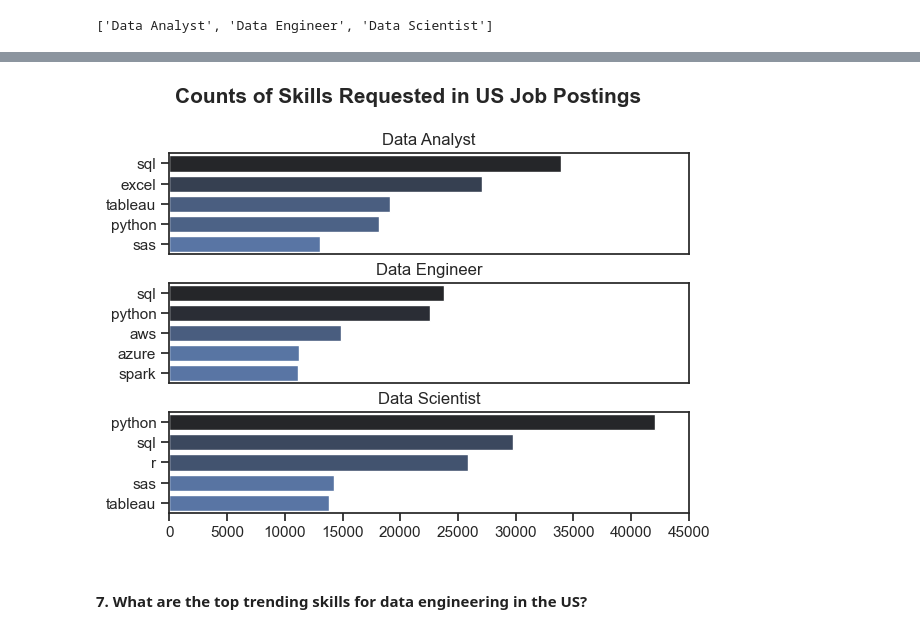
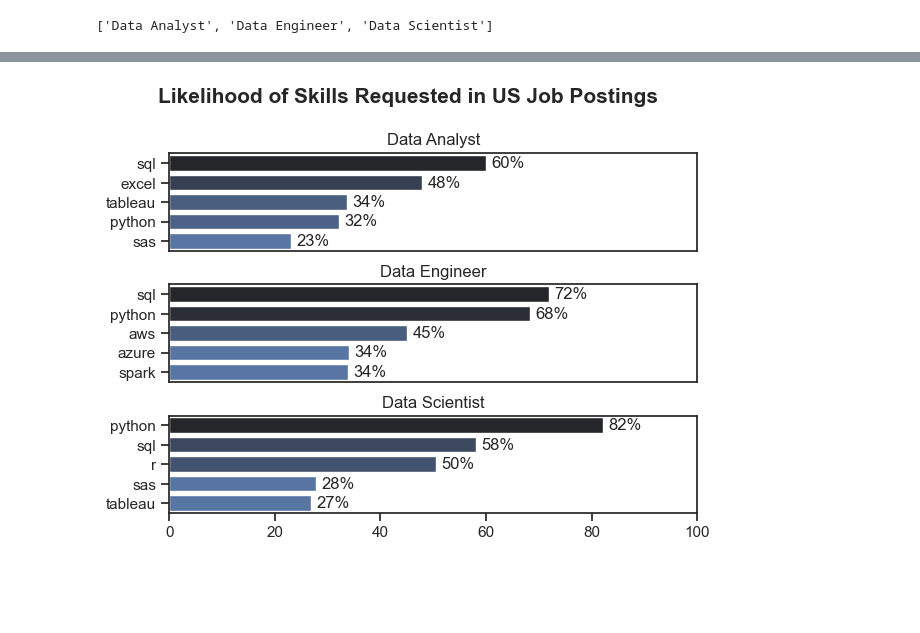
Before and after one commit to kierncb/Python_Data_Job_EDA, a Jupyter notebook: Exploratory_Data_Analysis.ipynb, the cells around one changed output, grey strips where cells are left out. Drawn from its saved outputs; the diff is of its cells as text; code cells hidden in the pictures; blank space fills up the shorter version.

```diff
--- a/Exploratory_Data_Analysis.ipynb
+++ b/Exploratory_Data_Analysis.ipynb
@@ -89,9 +86,6 @@ df['job_via'] = df['job_via'].str.replace(r'\s*via\s*', '', regex=True)
 # %%
 # Convert string representations of list into actual Python list
 df['job_skills'] = df['job_skills'].apply(lambda x: ast.literal_eval(x))
-# %%
-# Convert string representations of dictionary into actual Python dictionary
-df['job_type_skills'] = df['job_type_skills'].apply(lambda x: ast.literal_eval(x))
 # %%
 df.head()
 # %% [output]
@@ -187,0 +285,4 @@ plt.show()
+# %%
+# Extract Year-Month
+df['year_month'] = df['job_posted_date'].dt.to_period('M')
+df['year_month'].to_frame()
@@ -243,3 +413,8 @@ job_titles = sorted(job_titles[:3])
 job_titles
 # %% [output]
 ['Data Analyst', 'Data Engineer', 'Data Scientist']
+# %%
+# Use original df to get the count of job titles
+df_job_title_count = df_US['job_title_short'].value_counts().reset_index(name='jobs_total')
+
+df_job_title_count
@@ -245,0 +433,8 @@ job_titles
+# %%
+# Merge the skills count DataFrame with the job title count DataFrame
+df_skills_perc = pd.merge(df_skills_count, df_job_title_count, on='job_title_short', how='left')
+
+# Calculate the percentage of job postings that mention each skill
+df_skills_perc['skill_percent'] = (df_skills_perc['skill_count'] / df_skills_perc['jobs_total']) * 100
+
+df_skills_perc
@@ -246,27 +455,33 @@ job_titles
 # %%
-# Plot Skill Counts
+# Create subplots with the number of rows equal to the number of job titles
 fig, ax = plt.subplots(len(job_titles), 1)
 
-sns.set_theme(style='ticks')
+# Loop through each job title to generate a bar plot
+for i, job_title in enumerate(job_titles):
+    # Filter the top 5 most requested skills for the current job title
+    df_plot = df_skills_perc[df_skills_perc['job_title_short'] == job_title].head(5)
 
-for i, job_title in enumerate(job_titles):
-    df_plot = df_skills_count[df_skills_count['job_title_short'] == job_title].head(5)[::-1]
-    sns.barplot(data=df_plot, x='skill_count', y='job_skills', ax=ax[i], hue='skill_count', palette='dark:b_r')
+    # Create a horizontal bar plot of skill percentages
+    sns.barplot(data=df_plot, x='skill_percent', y='job_skills',  ax=ax[i],hue='skill_count', palette='dark:b_r'  )
+
+    # Apply common formatting to all subplots
     ax[i].set_title(job_title)
-    ax[i].invert_yaxis()
     ax[i].set_ylabel('')
     ax[i].set_xlabel('')
     ax[i].get_legend().remove()
-    ax[i].set_xlim(0, 45000) # make the scales the same
+    ax[i].set_xlim(0, 100)
 
-    # remove the x-axis tick labels for better readability
+    # Remove x-axis tick labels for all subplots except the last one
     if i != len(job_titles) - 1:
         ax[i].set_xticks([])
 
-fig.suptitle('Counts of Skills Requested in US Job Postings', fontsize=15, weight='bold')
-fig.tight_layout(h_pad=0.5) # fix the overlap
+    # Add percentage labels to the bars
+    for n, v in enumerate(df_plot['skill_percent']):
+        ax[i].text(v + 1, n, f'{v:.0f}%', va='center')
+
+fig.suptitle('Likelihood of Skills Requested in US Job Postings', fontsize=15, weight='bold')
+fig.tight_layout(h_pad=.8)
+
 plt.show()
 # %% [output]
-[figure, old version]
+[figure, new version]
-# %% [markdown]
-#### **7. What are the top trending skills for data engineering in the US?**
```
Also changed, not shown: parts of 35 cells of this notebook.
